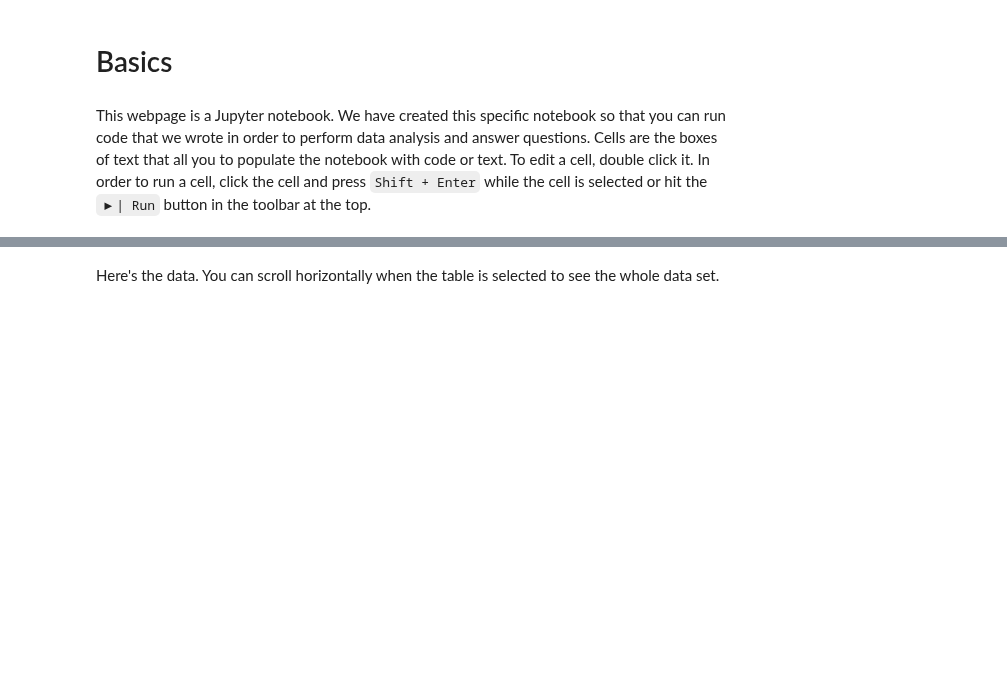
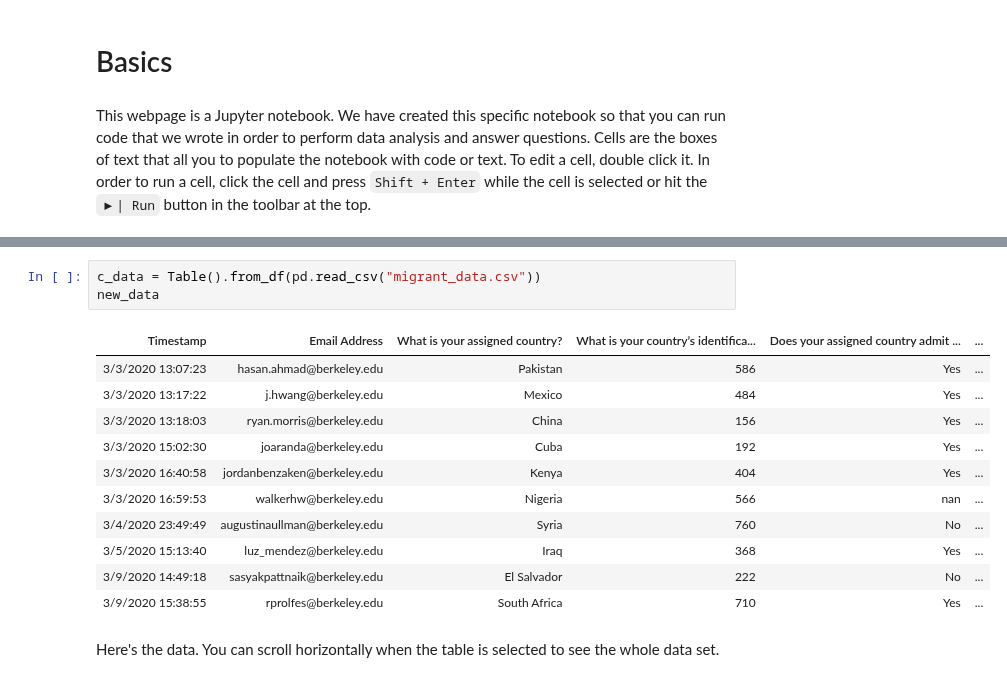
Before and after one commit to ds-modules/IAS-150, a Jupyter notebook: IAS-150_notebook.ipynb, the cells around one changed output, grey strips where cells are left out. Saved outputs shown, nothing was run; the diff lists cells and outputs as text; blank space fills up the shorter version.

```diff
--- a/IAS-150_notebook.ipynb
+++ b/IAS-150_notebook.ipynb
@@ -45,5 +42,20 @@ Successfully installed xlrd-1.2.0
 You are using pip version 9.0.3, however version 20.0.2 is available.
 You should consider upgrading via the 'pip install --upgrade pip' command.
+# %%
+c_data = Table().from_df(pd.read_csv("migrant_data.csv"))
+new_data
+# %% [output]
+| Timestamp | Email Address | What is your assigned country? | What is your country’s identifica... | Does your assigned country admit ... | ... |
+| 3/3/2020 13:07:23 | hasan.ahmad@berkeley.edu | Pakistan | 586 | Yes | ... |
+| 3/3/2020 13:17:22 | j.hwang@berkeley.edu | Mexico | 484 | Yes | ... |
+| 3/3/2020 13:18:03 | ryan.morris@berkeley.edu | China | 156 | Yes | ... |
+| 3/3/2020 15:02:30 | joaranda@berkeley.edu | Cuba | 192 | Yes | ... |
+| 3/3/2020 16:40:58 | jordanbenzaken@berkeley.edu | Kenya | 404 | Yes | ... |
+| 3/3/2020 16:59:53 | walkerhw@berkeley.edu | Nigeria | 566 | nan | ... |
+| 3/4/2020 23:49:49 | augustinaullman@berkeley.edu | Syria | 760 | No | ... |
+| 3/5/2020 15:13:40 | luz_mendez@berkeley.edu | Iraq | 368 | Yes | ... |
+| 3/9/2020 14:49:18 | sasyakpattnaik@berkeley.edu | El Salvador | 222 | No | ... |
+| 3/9/2020 15:38:55 | rprolfes@berkeley.edu | South Africa | 710 | Yes | ... |
 # %% [markdown]
 Here's the data. You can scroll horizontally when the table is selected to see the whole data set.
 # %%
```
Also changed, not shown: parts of 12 cells of this notebook.
